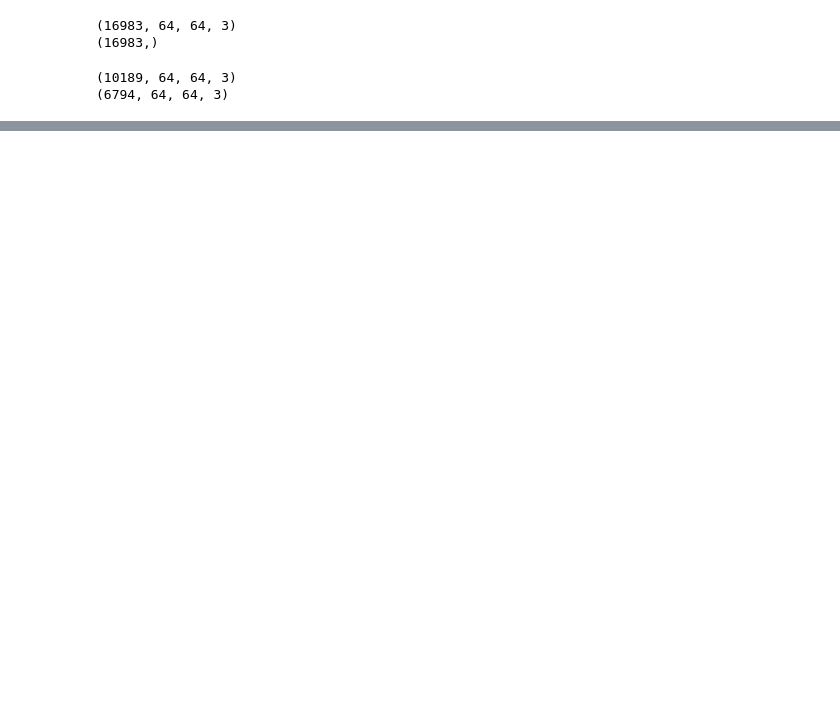
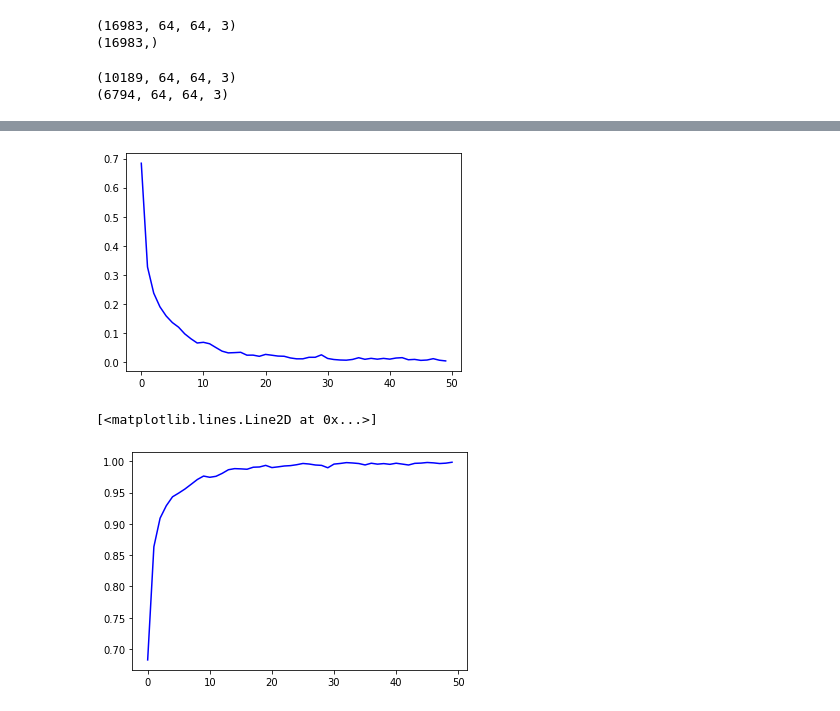
Before and after one commit to pritul2/ML_practice, a Jupyter notebook: Malaria_cell_classification.ipynb, the cells around one changed output, grey strips where cells are left out. Cells and saved outputs as stored; diff of their text form; code cells hidden in the pictures; blank space fills up the shorter version.

```diff
--- a/Malaria_cell_classification.ipynb
+++ b/Malaria_cell_classification.ipynb
@@ -184,7 +144,8 @@ Epoch 50/50
 # %%
 plt.plot(hist.history['loss'], color='b')
-plt.plot(hist.history['val_loss'], color='r')
 plt.show()
-plt.plot(hist.history['dice_coef'], color='b')
-plt.plot(hist.history['val_dice_coef'], color='r')
-plt.show()
+plt.plot(hist.history['acc'], color='b')
+# %% [output]
+[figure, added]
+[<matplotlib.lines.Line2D at 0x...>]
+[figure, added]
```
Also changed, not shown: parts of 8 cells of this notebook.
